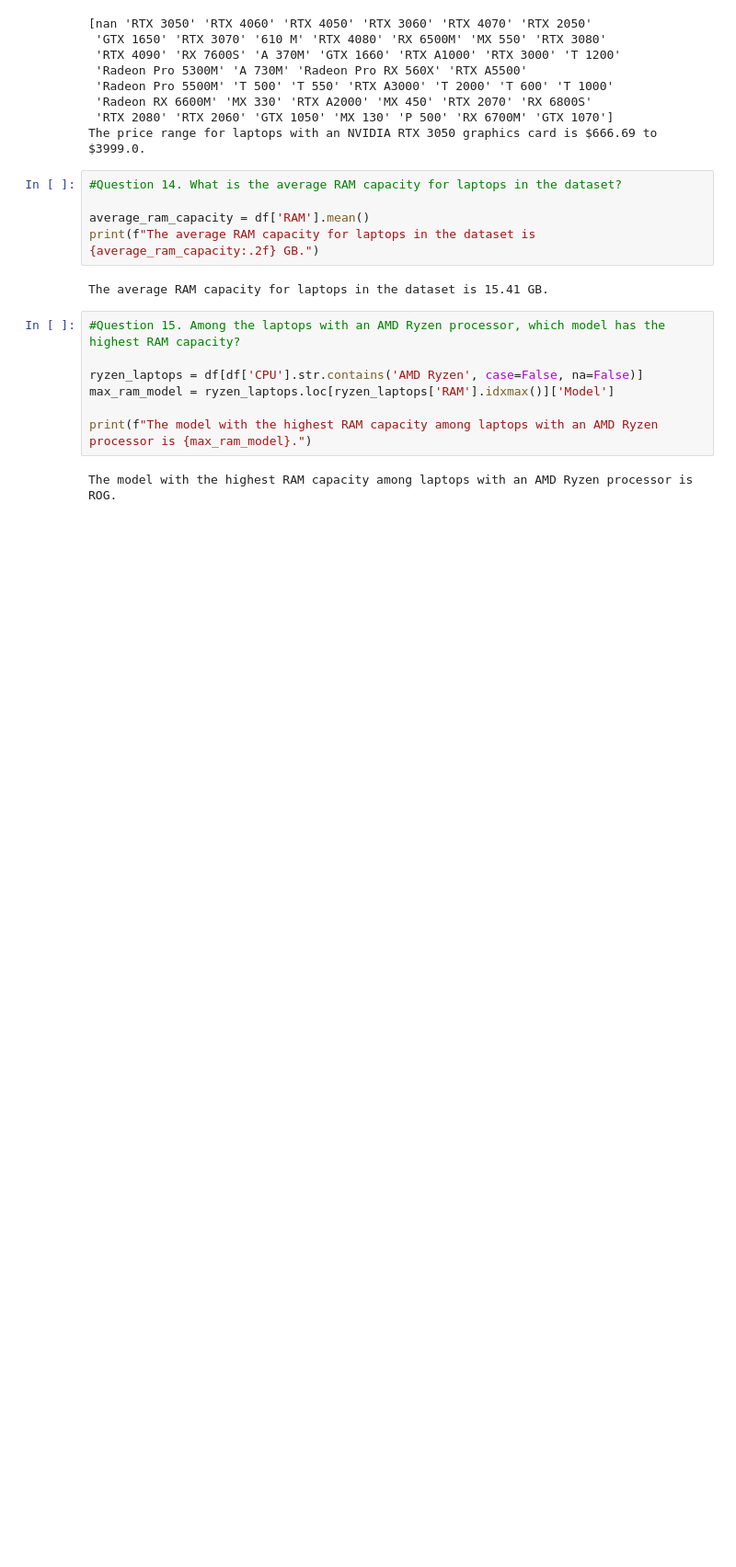
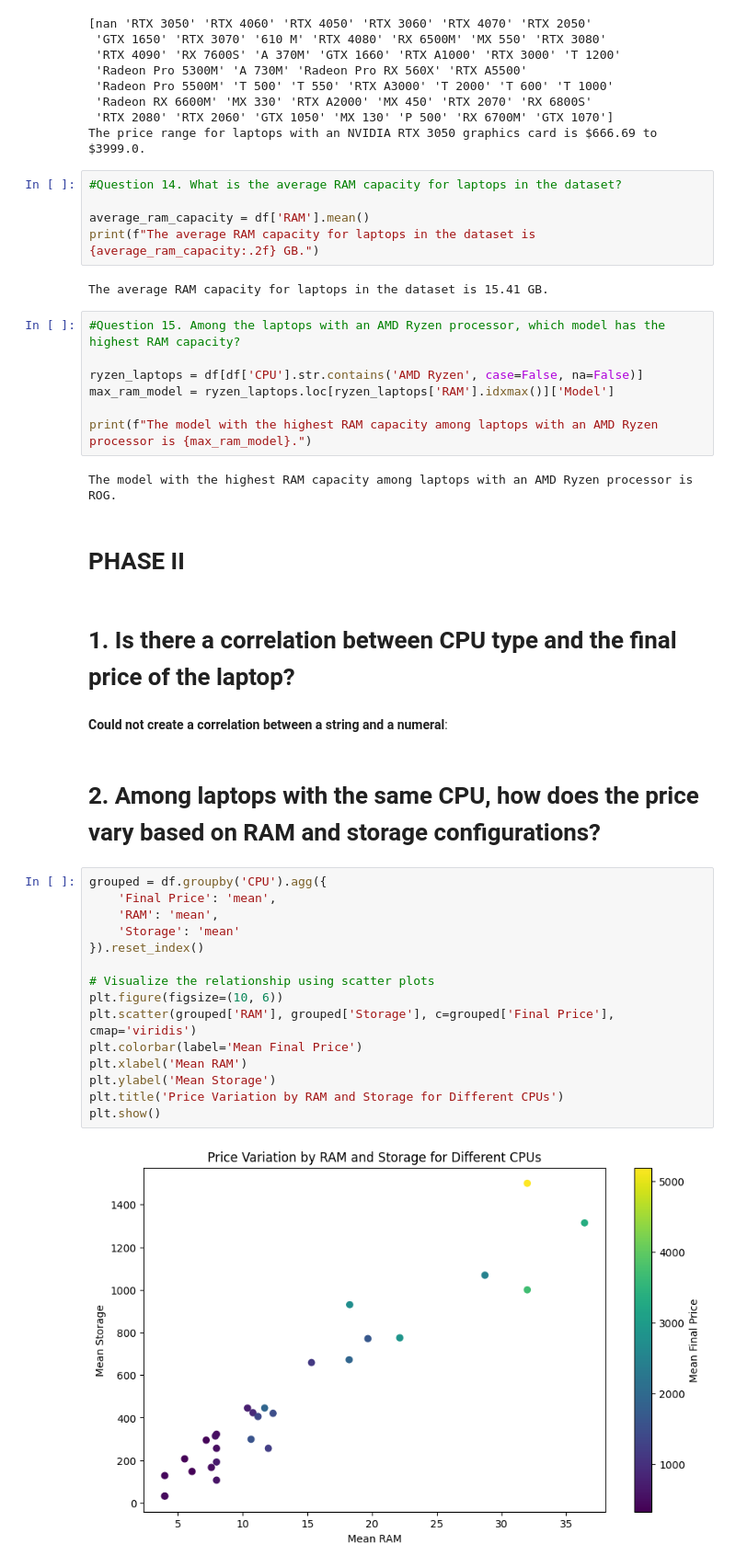
Before and after one commit to Jimmoh/Laptops, a Jupyter notebook: laptops.ipynb, the cells around one changed output. Shown: that part at 92% size. Saved outputs shown, nothing was run; the diff lists cells and outputs as text; blank space fills up the shorter version.

Commit message:
Phase 2 question 1 and

```diff
--- a/laptops.ipynb
+++ b/laptops.ipynb
@@ -315,3 +316,28 @@ max_ram_model = ryzen_laptops.loc[ryzen_laptops['RAM'].idxmax()]['Model']
 print(f"The model with the highest RAM capacity among laptops with an AMD Ryzen processor is {max_ram_model}.")
 # %% [output]
 The model with the highest RAM capacity among laptops with an AMD Ryzen processor is ROG.
+# %% [markdown]
+# PHASE II
+# %% [markdown]
+# 1. Is there a correlation between CPU type and the final price of the laptop?
+# %% [markdown]
+**Could not create a correlation between a string and a numeral**:
+# %% [markdown]
+# 2. Among laptops with the same CPU, how does the price vary based on RAM and storage configurations?
+# %%
+grouped = df.groupby('CPU').agg({
+    'Final Price': 'mean',
+    'RAM': 'mean',
+    'Storage': 'mean'
+}).reset_index()
+
+# Visualize the relationship using scatter plots
+plt.figure(figsize=(10, 6))
+plt.scatter(grouped['RAM'], grouped['Storage'], c=grouped['Final Price'], cmap='viridis')
+plt.colorbar(label='Mean Final Price')
+plt.xlabel('Mean RAM')
+plt.ylabel('Mean Storage')
+plt.title('Price Variation by RAM and Storage for Different CPUs')
+plt.show()
+# %% [output]
+[figure, added]
```
Also changed, not shown: parts of 1 cell of this notebook.
